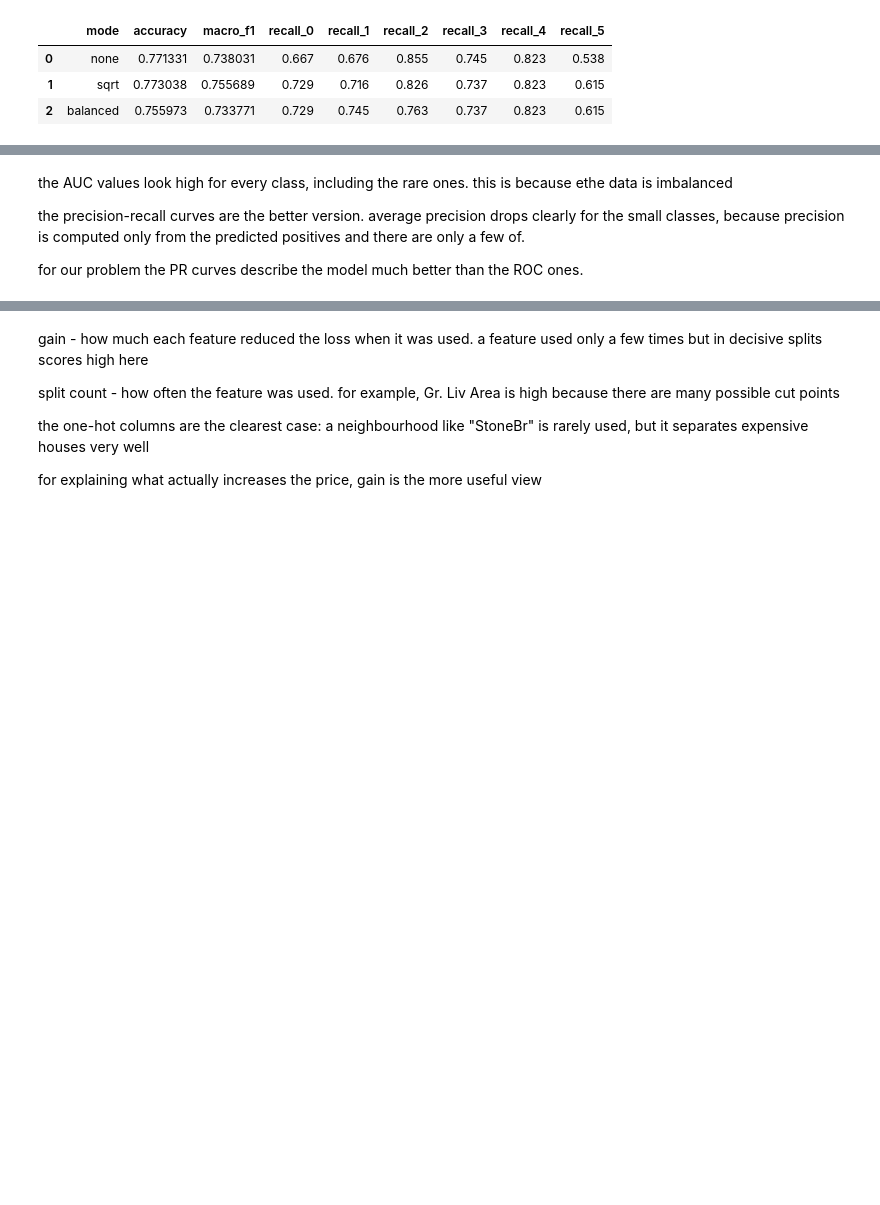
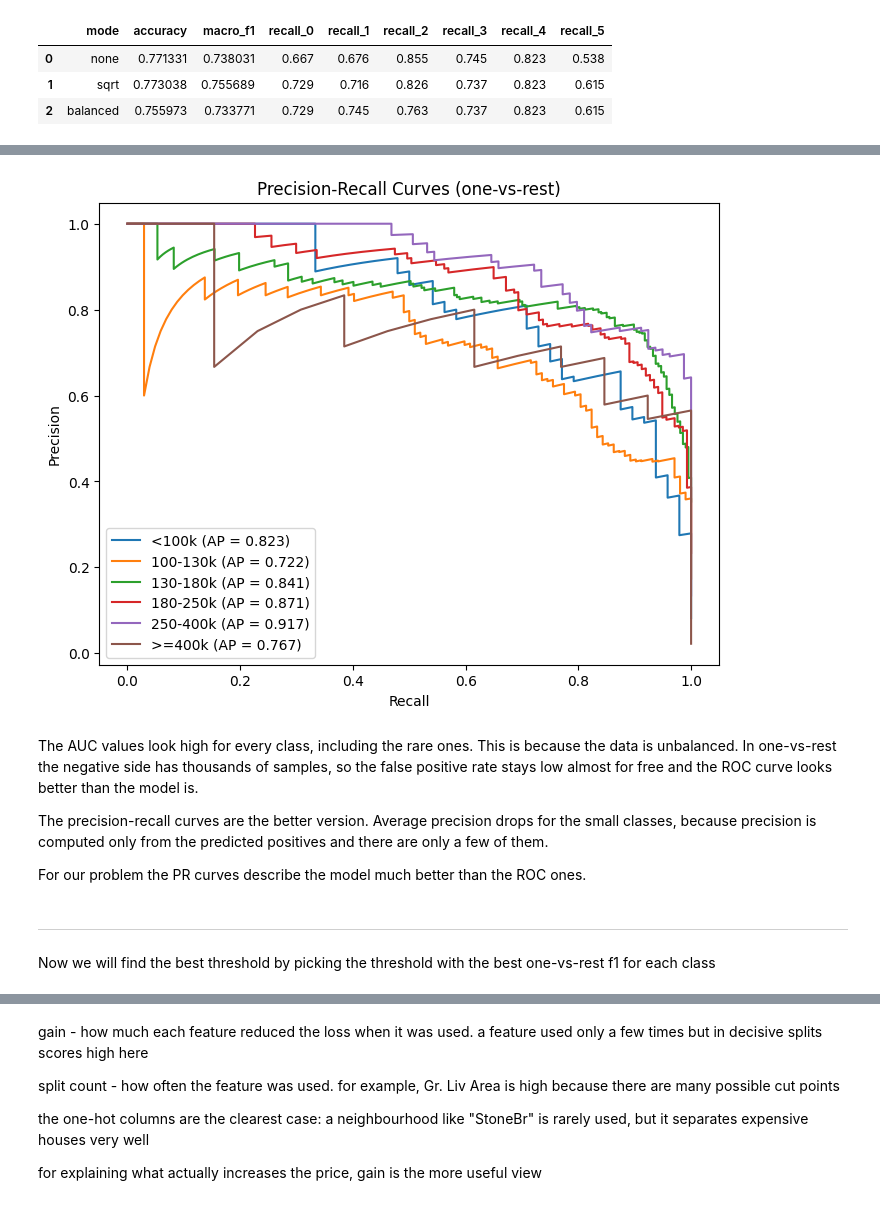
Before and after one commit to shomlea/AmesHousing-Dataset, a Jupyter notebook: initial_predictions.ipynb, the cells around one changed output, grey strips where cells are left out. Saved outputs shown, nothing was run; the diff lists cells and outputs as text; code cells hidden in the pictures; blank space fills up the shorter version.

```diff
--- a/initial_predictions.ipynb
+++ b/initial_predictions.ipynb
@@ -447,12 +512,28 @@ Macro AUC: 0.962758784809763
+# %%
+plt.figure(figsize=(8, 6))
+for i in range(enc.n_classes):
+    prec, rec, _ = precision_recall_curve(y_te_bin[:, i], y_prob[:, i])
+    ap = average_precision_score(y_te_bin[:, i], y_prob[:, i])
+    plt.plot(rec, prec, label=f"{enc.price_labels[i]} (AP = {ap:.3f})")
+
+plt.xlabel("Recall")
+plt.ylabel("Precision")
+plt.title("Precision-Recall Curves (one-vs-rest)")
+plt.legend()
+plt.show()
+# %% [output]
+[figure, added]
 # %% [markdown]
-the AUC values look high for every class, including the rare ones. this is because ethe data is imbalanced
+The AUC values look high for every class, including the rare ones. This is because the data is unbalanced. In one-vs-rest the negative side has thousands of samples, so the false positive rate stays low almost for free and the ROC curve looks better than the model is.
 
 
-the precision-recall curves are the better version. average precision drops
-clearly for the small classes, because precision is computed only from the
-predicted positives and there are only a  few of.
+The precision-recall curves are the better version. Average precision drops for the small classes, because precision is computed only from the predicted positives and there are only a few of them.
 
-for our problem the PR curves describe the model much better than the ROC ones.
+For our problem the PR curves describe the model much better than the ROC ones.
+# %% [markdown]
+---
+# %% [markdown]
+Now we will find the best threshold by picking the threshold with the best one-vs-rest f1 for each class
 # %%
 def best_thresholds(y_bin, y_prob):
     # for each class, pick the threshold with the best one-vs-rest f1
```
Also changed, not shown: parts of 38 cells of this notebook.
